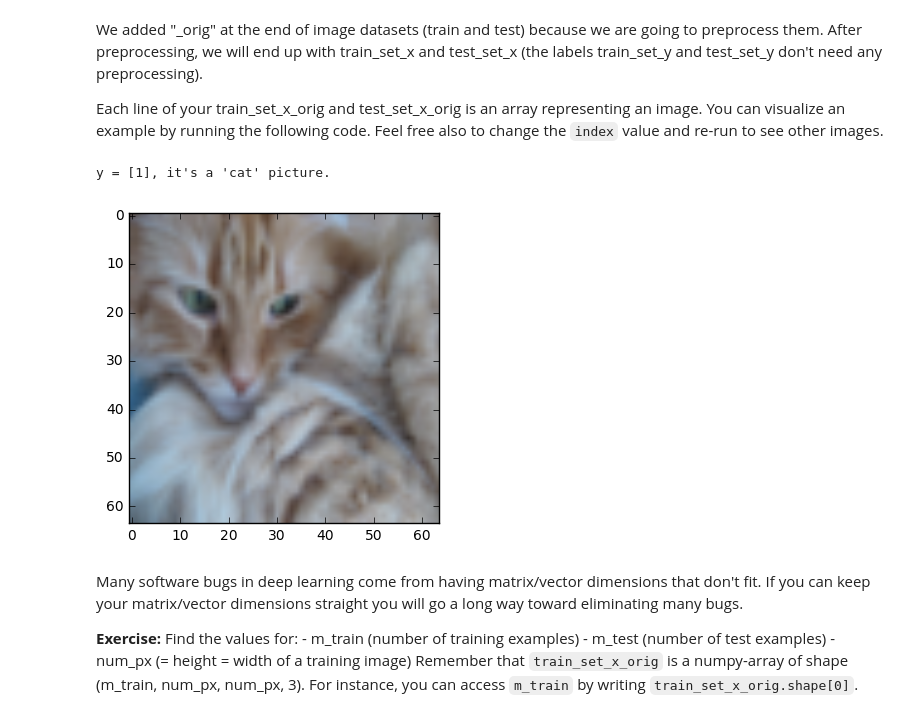
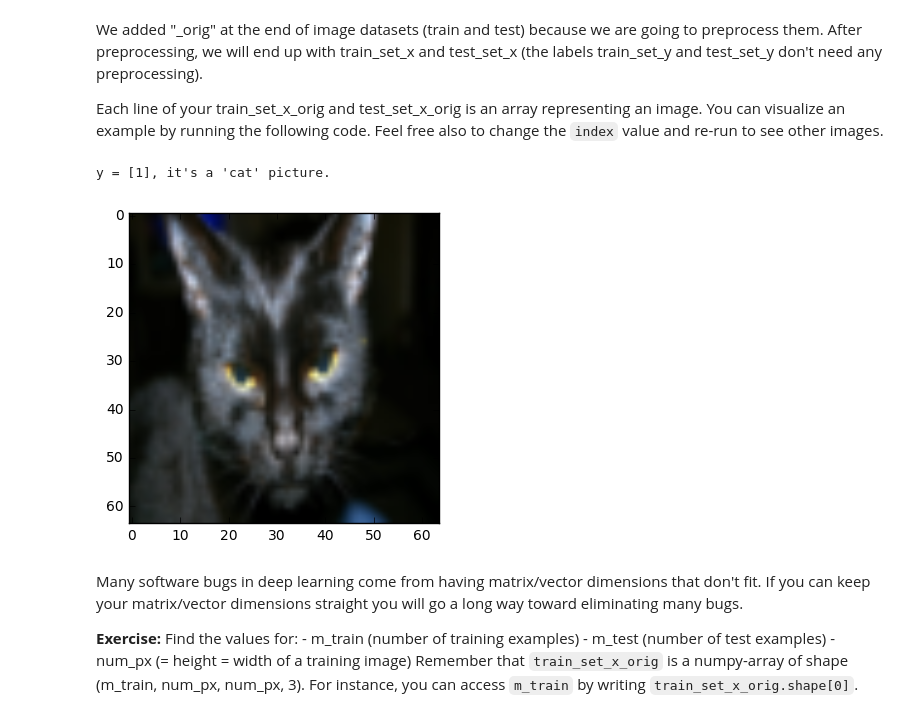
Before and after one commit to apolanco3225/Deep-Learning-Specialization, a Jupyter notebook: Neural Networks and Deep Learning/Logistic+Regression+with+a+Neural+Network+mindset+v3.ipynb, the cells around one changed output. Cells and saved outputs as stored; diff of their text form; code cells hidden in the pictures.

```diff
--- a/Neural Networks and Deep Learning/Logistic+Regression+with+a+Neural+Network+mindset+v3.ipynb
+++ b/Neural Networks and Deep Learning/Logistic+Regression+with+a+Neural+Network+mindset+v3.ipynb
@@ -50,12 +50,12 @@ We added "_orig" at the end of image datasets (train and test) because we are go
 Each line of your train_set_x_orig and test_set_x_orig is an array representing an image. You can visualize an example by running the following code. Feel free also to change the `index` value and re-run to see other images.
 # %%
 # Example of a picture
-index = 2
+index = 25
 plt.imshow(train_set_x_orig[index])
 print ("y = " + str(train_set_y[:, index]) + ", it's a '" + classes[np.squeeze(train_set_y[:, index])].decode("utf-8") +  "' picture.")
 # %% [output]
 y = [1], it's a 'cat' picture.
-[figure, old version]
+[figure, new version]
 # %% [markdown]
 Many software bugs in deep learning come from having matrix/vector dimensions that don't fit. If you can keep your matrix/vector dimensions straight you will go a long way toward eliminating many bugs.
 
```
Also changed, not shown: parts of 13 cells of this notebook.
